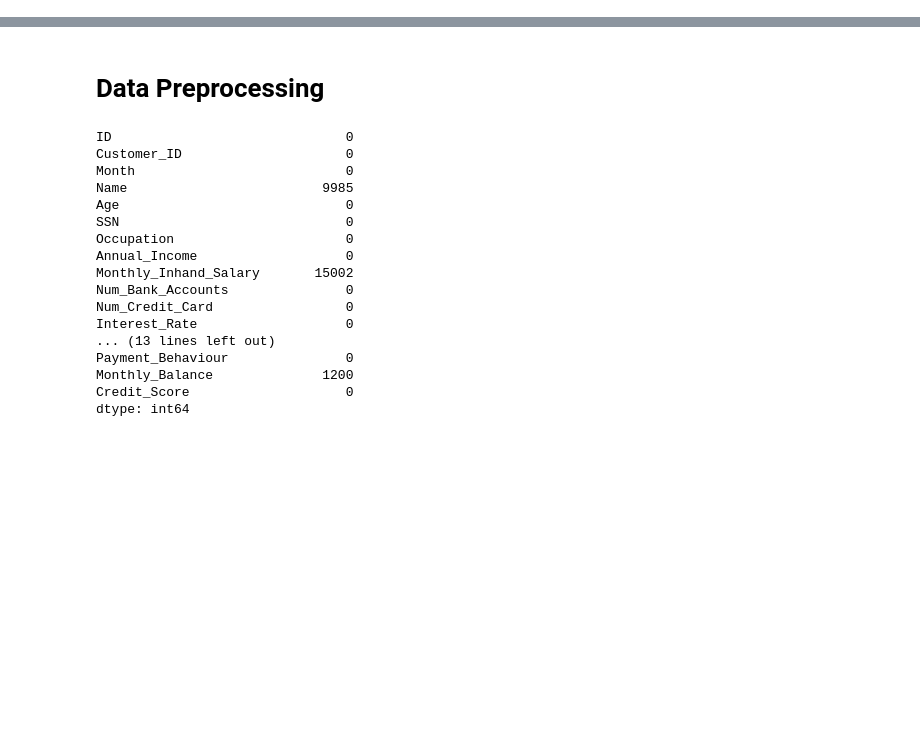
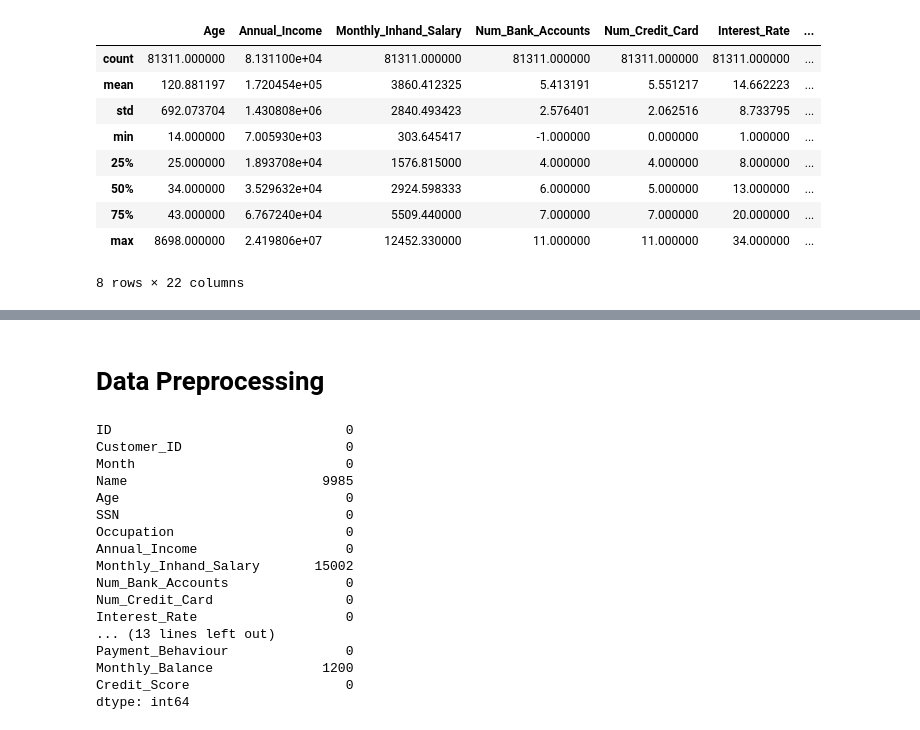
Before and after one commit to Shaimaa-moh/CodeAlpha_Project_Name, a Jupyter notebook: CreditScoringTask/Code/Credit.ipynb, the cells around one changed output, grey strips where cells are left out. Saved outputs shown, nothing was run; the diff lists cells and outputs as text; code cells hidden in the pictures; blank space fills up the shorter version.

```diff
--- a/CreditScoringTask/Code/Credit.ipynb
+++ b/CreditScoringTask/Code/Credit.ipynb
@@ -14,3 +14,16 @@ from sklearn.model_selection import train_test_split
 # %%
 train_data= pd.read_csv('D:\\DeepLearning\\CodeAlpha_Project_Name\\CreditScoringTask\\Dataset\\train.csv')
 test_data=pd.read_csv('D:\\DeepLearning\\CodeAlpha_Project_Name\\CreditScoringTask\\Dataset\\test.csv')
+# %%
+train_data.describe()
+# %% [output]
+|  | Age | Annual_Income | Monthly_Inhand_Salary | Num_Bank_Accounts | Num_Credit_Card | Interest_Rate | ... |
+| count | 81311.000000 | 8.131100e+04 | 81311.000000 | 81311.000000 | 81311.000000 | 81311.000000 | ... |
+| mean | 120.881197 | 1.720454e+05 | 3860.412325 | 5.413191 | 5.551217 | 14.662223 | ... |
+| std | 692.073704 | 1.430808e+06 | 2840.493423 | 2.576401 | 2.062516 | 8.733795 | ... |
+| min | 14.000000 | 7.005930e+03 | 303.645417 | -1.000000 | 0.000000 | 1.000000 | ... |
+| 25% | 25.000000 | 1.893708e+04 | 1576.815000 | 4.000000 | 4.000000 | 8.000000 | ... |
+| 50% | 34.000000 | 3.529632e+04 | 2924.598333 | 6.000000 | 5.000000 | 13.000000 | ... |
+| 75% | 43.000000 | 6.767240e+04 | 5509.440000 | 7.000000 | 7.000000 | 20.000000 | ... |
+| max | 8698.000000 | 2.419806e+07 | 12452.330000 | 11.000000 | 11.000000 | 34.000000 | ... |
+8 rows × 22 columns
```
Also changed, not shown: parts of 5 cells of this notebook.
